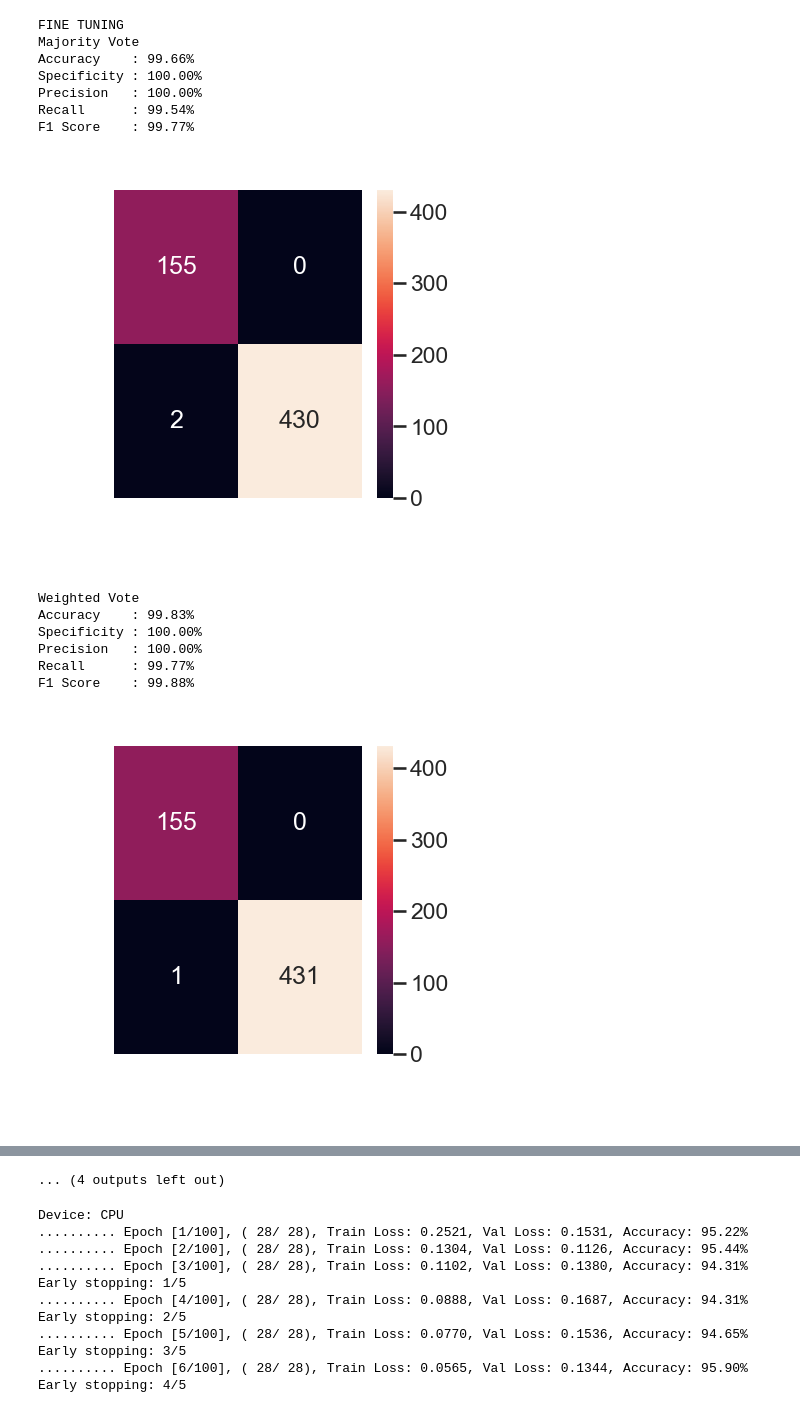
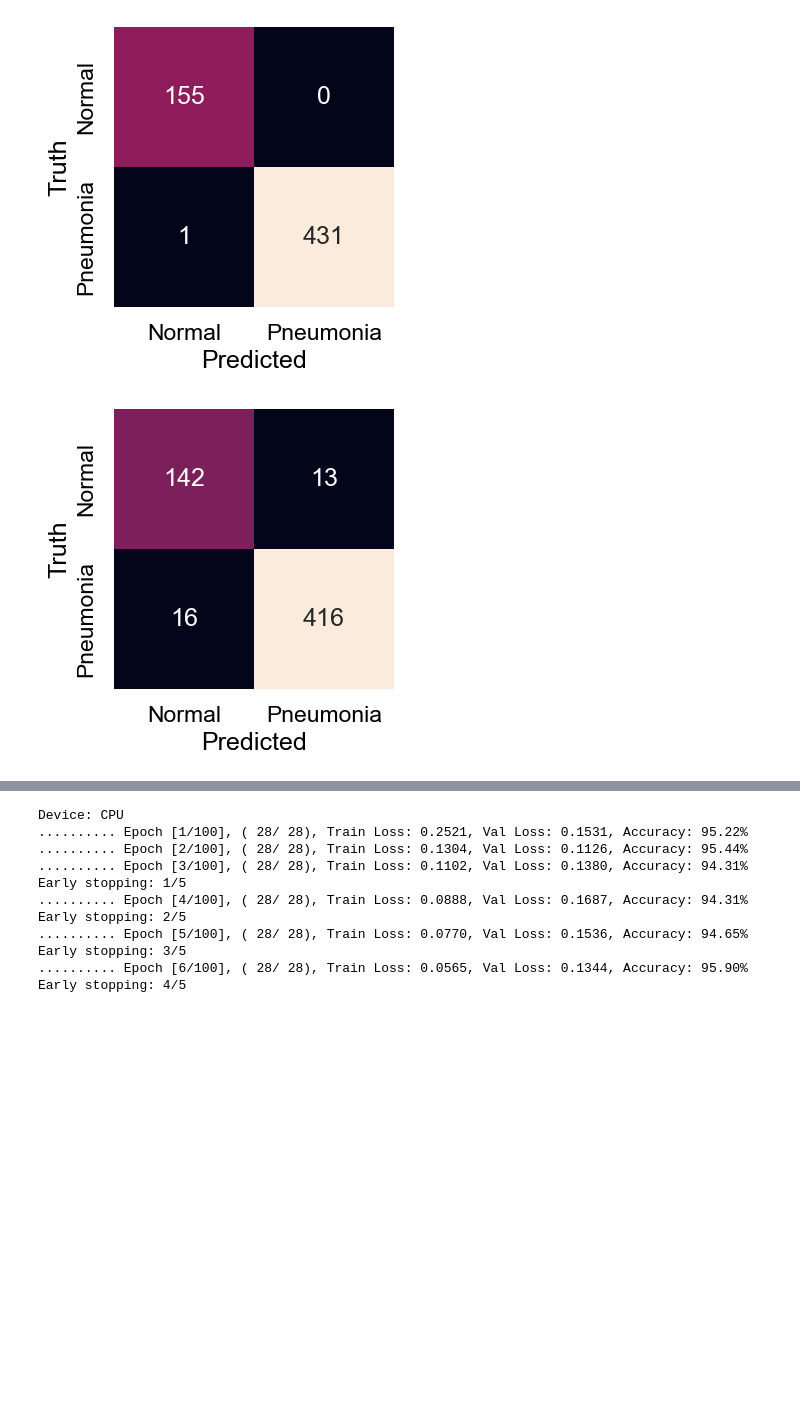
Before and after one commit to mvhhampek/d7047e, a Jupyter notebook: proj/main.ipynb, the cells around one changed output, grey strips where cells are left out. Drawn from its saved outputs; the diff is of its cells as text; code cells hidden in the pictures; blank space fills up the shorter version.

```diff
--- a/proj/main.ipynb
+++ b/proj/main.ipynb
@@ -46,77 +46,55 @@ def evaluation_metrics(correct_predictions, total_predictions, all_targets, all_
     precision = tp / (tp + fp) if (tp + fp) != 0 else 0
     recall = tp / (tp + fn) if (tp + fn) != 0 else 0
     f1 = 2 * (precision * recall) / (precision + recall) if (precision + recall) != 0 else 0
     specificity = tn / (tn + fp) if (tn + fp) != 0 else 0
     #auc = roc_auc_score(all_targets, [p[1] for p in all_probs])
 
     print(f"\rAccuracy    : {accuracy*100:.2f}%")
     print(f"Precision   : {precision*100:.2f}%")
     print(f"Recall      : {recall*100:.2f}%")
     print(f"F1 Score    : {f1*100:.2f}%")
     #print(f"AUC Score   : {auc*100:.2f}%")
     print(f"Specificity : {specificity*100:.2f}%")
     if display_cm:
         plt.figure(figsize=(4,4))
         sns.heatmap(cm, annot=True, fmt="d")
         plt.xlabel('Predicted')
         plt.ylabel('Truth')
         plt.title(f'{title}')
         plt.savefig(f'{path}/{filename}.png')
         plt.show()
 
 def cm(tn,fp,fn,tp,title = "Confusion Matrix", filename="confusion_matrix", path = "images"):
-    sns.set(style="whitegrid", context='talk', palette='dark')
+    sns.set(style="whitegrid", context='talk', palette='muted')
+    class_labels = ['Normal', 'Pneumonia']
 
     cm = [[tn, fp],[fn, tp]]
-    accuracy = (tp + tn) / (tn+fp+fn+tp)
-    precision = tp / (tp + fp) if (tp + fp) != 0 else 0
-    recall = tp / (tp + fn) if (tp + fn) != 0 else 0
-    f1 = 2 * (precision * recall) / (precision + recall) if (precision + recall) != 0 else 0
-    specificity = tn / (tn + fp) if (tn + fp) != 0 else 0
-    #auc = roc_auc_score(all_targets, [p[1] for p in all_probs])
-    print(title)
-    print(f"\rAccuracy    : {accuracy*100:.2f}%")
-    print(f"Specificity : {specificity*100:.2f}%")
-    print(f"Precision   : {precision*100:.2f}%")
-    print(f"Recall      : {recall*100:.2f}%")
-    print(f"F1 Score    : {f1*100:.2f}%")
-
-    #print(f"AUC Score   : {auc*100:.2f}%")
 
     plt.figure(figsize=(4,4))
-    ax = sns.heatmap(cm, annot=True, fmt="d")
-    plt.xlabel('Predicted', color="white")
-    plt.ylabel('Truth', color="white")
-    plt.title(title, color="white")
-    ax.tick_params(colors='white', which='both')
-    plt.savefig(f'{path}/{filename}.png', transparent=True, dpi=300)
+    ax = sns.heatmap(cm, annot=True,cbar=False, fmt="d", xticklabels=class_labels, yticklabels=class_labels)
+    ax.set_aspect('equal', 'box')
+    plt.xlabel('Predicted', color="black")
+    plt.ylabel('Truth', color="black")
+    plt.title(title, color="black")
+    plt.tight_layout()
+    ax.tick_params(colors='black', which='both')
+    plt.savefig(f'{path}/{filename}.eps', transparent=True, dpi=300, format='eps')
     plt.show()
 
 
-print("FINE TUNING")
-cm(155,0,2,430,"Majority Vote", "FT_CM_MAJORITY_VOTE", "images")
-cm(155,0,1,431,"Weighted Vote", "FT_CM_WEIGTHED_VOTE", "images")
-cm(155,0,2,430,"Average ", "FT_CM_AVERAGE", "images")
-cm(155,0,2,430,"Sum", "FT_CM_SUM", "images")
-print("\n\n\n")
-print("FEATURE EXTRACTION")
-cm(141,14,16,416,"Majority Vote", "FE_CM_MAJORITY_VOTE", "images")
-cm(141,14,16,416,"Weighted Vote", "FE_CM_WEIGHTED_VOTE", "images")
-cm(142,13,16,416,"Average", "FE_CM_AVERAGE", "images")
-cm(142,13,17,416,"Sum", "FE_CM_SUM", "images")
+# print("FINE TUNING")
+# cm(155,0,2,430,"Majority Vote", "FT_CM_MAJORITY_VOTE", "images")
+# cm(155,0,1,431,"Weighted Vote", "FT_CM_WEIGTHED_VOTE", "images")
+# cm(155,0,2,430,"Average ", "FT_CM_AVERAGE", "images")
+# cm(155,0,2,430,"Sum", "FT_CM_SUM", "images")
+# print("\n\n\n")
+# print("FEATURE EXTRACTION")
+# cm(141,14,16,416,"Majority Vote", "FE_CM_MAJORITY_VOTE", "images")
+# cm(141,14,16,416,"Weighted Vote", "FE_CM_WEIGHTED_VOTE", "images")
+# cm(142,13,16,416,"Average", "FE_CM_AVERAGE", "images")
+# cm(142,13,17,416,"Sum", "FE_CM_SUM", "images")
+cm(155,0,1,431,"", "CM_FT", "images")
+cm(142,13,16,416,"", "CM_FE", "images")
 # %% [output]
-FINE TUNING
-Majority Vote
-Accuracy    : 99.66%
-Specificity : 100.00%
-Precision   : 100.00%
-Recall      : 99.54%
-F1 Score    : 99.77%
-[figure, old version]
+[figure, new version]
-Weighted Vote
-Accuracy    : 99.83%
-Specificity : 100.00%
-Precision   : 100.00%
-Recall      : 99.77%
-F1 Score    : 99.88%
-[figure, old version]
+[figure, new version]
@@ -152,2 +101 @@ F1 Score    : 96.52%
-... (4 outputs left out)
 # %%
```
Also changed, not shown: parts of 10 cells of this notebook, 16 other files.
